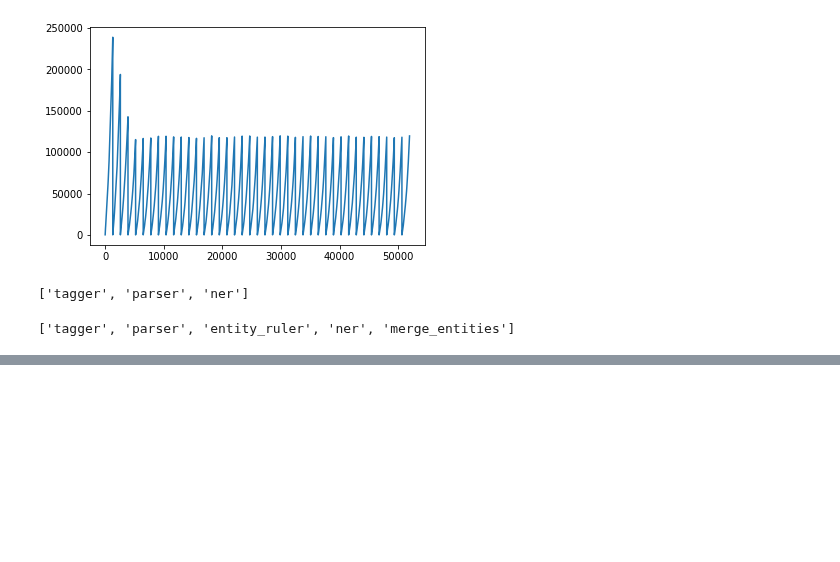
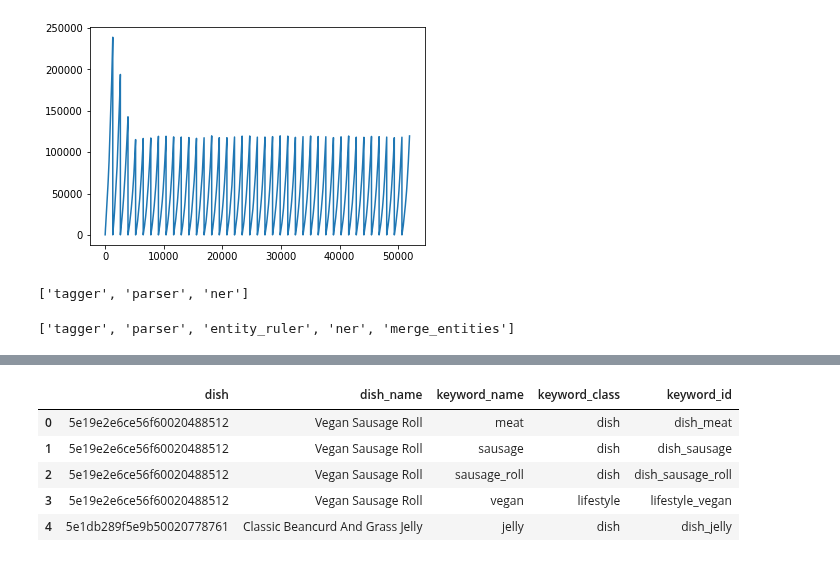
Before and after one commit to ravi-gopalan/DAND_Data_Wrangling, a Jupyter notebook: review_processing_2020_02_04.ipynb, the cells around one changed output, grey strips where cells are left out. Cells and saved outputs as stored; diff of their text form; code cells hidden in the pictures; blank space fills up the shorter version.

```diff
--- a/review_processing_2020_02_04.ipynb
+++ b/review_processing_2020_02_04.ipynb
@@ -385,0 +534,9 @@ ent_list_eval[-5:]
+# %%
+eval_new_df.columns = ['review', 'likes', 'user', 'text', 'type', 'restaurant', 'dish', 'taste',
+       'presentation', 'nutrition', 'originality', 'value', 'overall',
+       'createdAt', 'user_name', 'user_likedArticlesCount',
+       'user_followersCount', 'user_likedReviewsCount',
+       'user_challengeReviews', 'user_language',
+       'user_reviewKarma_score', 'dish_name',
+       'restaurant_name', 'restaurant_country', 'restaurant_website',
+       'restaurant_locality', 'entities']
@@ -385,0 +609,3 @@ ent_list_eval[-5:]
+# %%
+df_keyword_ents = pd.read_json('patterns_2020_02_04.jsonl',lines=True)[['id','label']].drop_duplicates().reset_index(drop=True)
+df_keyword_ents.head()
@@ -385,0 +629,3 @@ ent_list_eval[-5:]
+# %%
+df_keyword_ents['updated'] = df_keyword_ents['label'].apply(lambda x: x+'_') + df_keyword_ents['id']
+df_keyword_ents.info()
@@ -385,0 +650,5 @@ ent_list_eval[-5:]
+# %%
+df_dish_keywords = eval_new_df[['dish','dish_name','entities']].explode('entities').reset_index(drop=True)
+df_dish_keywords.info()
+df_dish_keywords.dropna(inplace=True)
+df_dish_keywords.info()
@@ -385,0 +672,11 @@ ent_list_eval[-5:]
+# %%
+df_dish_keywords=df_dish_keywords.merge(df_keyword_ents,how='left',left_on='entities',right_on='id').drop(columns=['id'])
+df_dish_keywords.columns=['dish','dish_name','keyword_name','keyword_class','keyword_id']
+df_dish_keywords.head()
+# %% [output]
+|  | dish | dish_name | keyword_name | keyword_class | keyword_id |
+| 0 | 5e19e2e6ce56f60020488512 | Vegan Sausage Roll | meat | dish | dish_meat |
+| 1 | 5e19e2e6ce56f60020488512 | Vegan Sausage Roll | sausage | dish | dish_sausage |
+| 2 | 5e19e2e6ce56f60020488512 | Vegan Sausage Roll | sausage_roll | dish | dish_sausage_roll |
+| 3 | 5e19e2e6ce56f60020488512 | Vegan Sausage Roll | vegan | lifestyle | lifestyle_vegan |
+| 4 | 5e1db289f5e9b50020778761 | Classic Beancurd And Grass Jelly | jelly | dish | dish_jelly |
```
Also changed, not shown: parts of 41 cells of this notebook.
